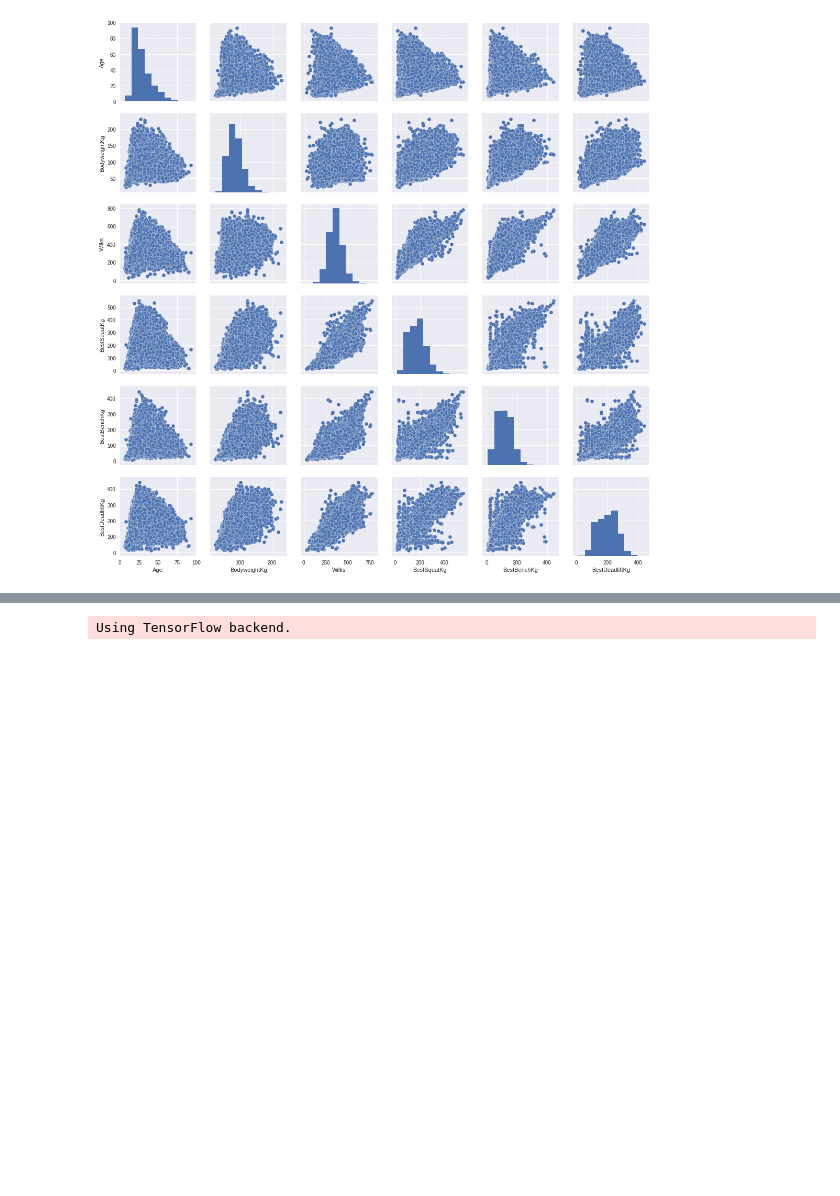
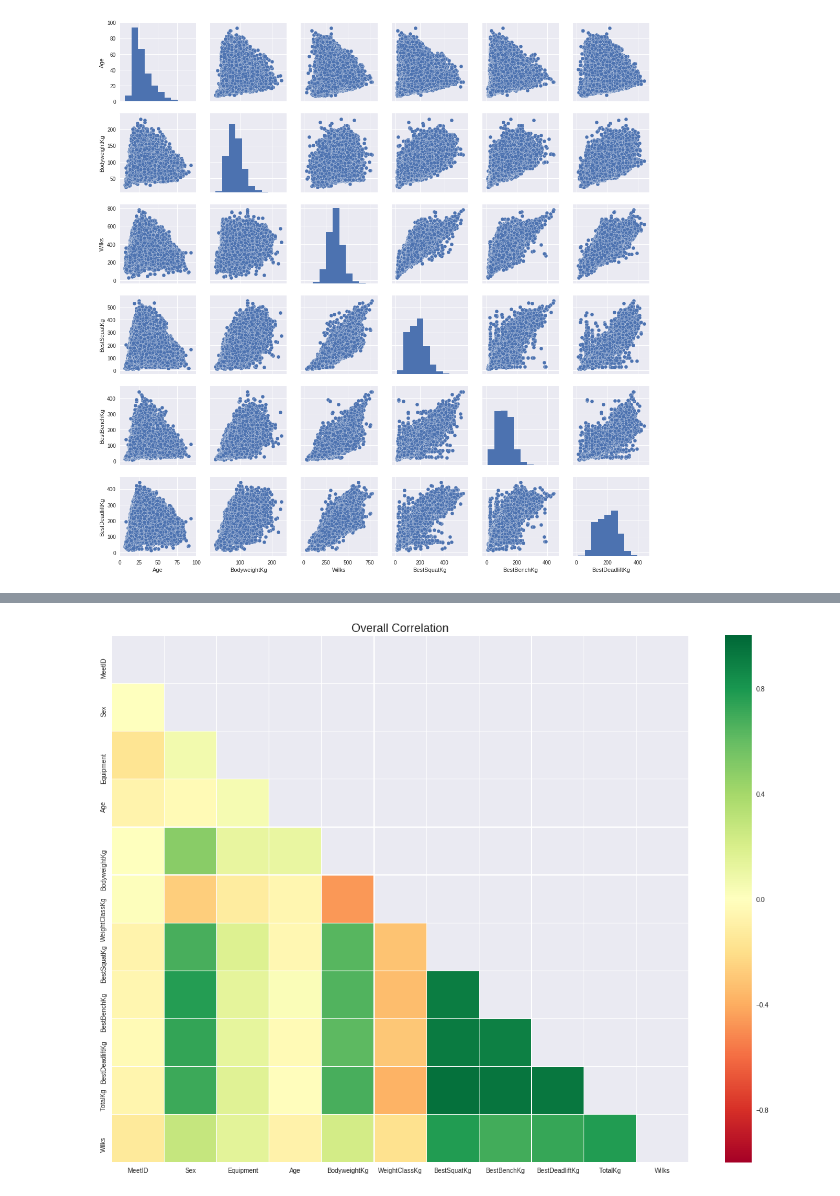
Before and after one commit to tjysdsg/powerlifting-prediction, a Jupyter notebook: Powerlifting_Prediction.ipynb, the cells around one changed output, grey strips where cells are left out. Cells and saved outputs as stored; diff of their text form; code cells hidden in the pictures; blank space fills up the shorter version.

```diff
--- a/Powerlifting_Prediction.ipynb
+++ b/Powerlifting_Prediction.ipynb
@@ -67,3 +72,31 @@ sns.distplot(data_cleaned['BestSquatKg'],ax=ax[2])
+# %%
+import numpy as np
+from scipy import stats
+from scipy.stats import norm, skew
+from statistics import mode
+from scipy.special import boxcox1p
+
+import matplotlib.pyplot as plt
+import seaborn as sns;sns.set();
+
+# Applying log transformation
+data_cleaned["BestSquatKg"] = np.log(data_cleaned["BestSquatKg"])
+data_cleaned["BestBenchKg"] = np.log(data_cleaned["BestBenchKg"])
+data_cleaned["BestDeadliftKg"] = np.log(data_cleaned["BestDeadliftKg"])
+
+# Initiate correlation matrix
+corr = data_cleaned.corr()
+# Set-up mask
+mask = np.zeros_like(corr, dtype=np.bool)
+mask[np.triu_indices_from(mask)] = True
+# Set-up figure
+plt.figure(figsize=(20, 15))
+plt.title('Overall Correlation', fontsize=18)
+# Correlation matrix
+sns.heatmap(corr, mask=mask, annot=False,cmap='RdYlGn', linewidths=0.2, annot_kws={'size':20})
+plt.show()
+# %% [output]
+[figure, added]
 # %%
 from sklearn import preprocessing
 from sklearn.preprocessing import MinMaxScaler
@@ -96,8 +129,6 @@ def fit_with_features(features,outcomes):
     result = model.fit(X_train, y_train,batch_size=32,epochs=3,verbose=1)
     evaluation = model.evaluate(X_test,y_test)
     print("Accuracy:",evaluation[1])
-# %% [output]
-Using TensorFlow backend.
 # %%
 fit_with_features(['Age','BodyweightKg', 'Equipment','Wilks','WeightClassKg','Sex'],['BestSquatKg','BestBenchKg','BestDeadliftKg'])
 fit_with_features(['Age','BodyweightKg', 'Equipment','WeightClassKg','Sex'],['BestSquatKg','BestBenchKg','BestDeadliftKg'])
```
Also changed, not shown: parts of 3 cells of this notebook.
